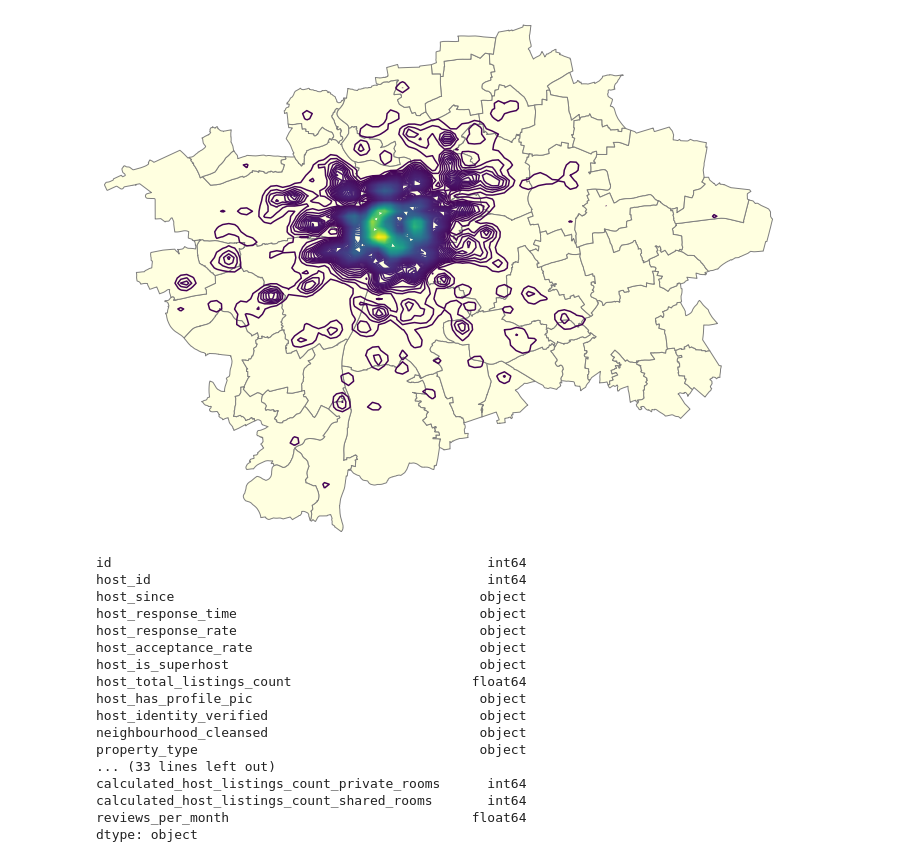
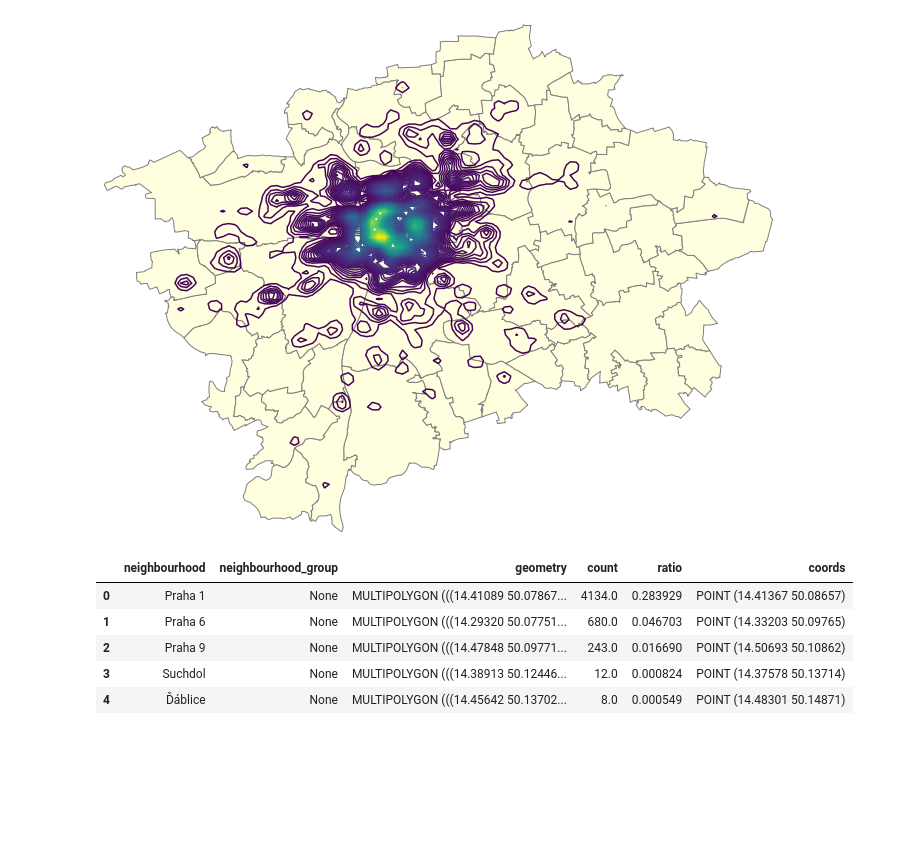
Before and after one commit to jakubkocvara/prague-airbnb, a Jupyter notebook: prague_airbnb_visualisation.ipynb, the cells around one changed output. Cells and saved outputs as stored; diff of their text form; code cells hidden in the pictures; blank space fills up the shorter version.

```diff
--- a/prague_airbnb_visualisation.ipynb
+++ b/prague_airbnb_visualisation.ipynb
@@ -80,23 +83,12 @@ gplt.kdeplot(points, n_levels=200, projection=gcrs.AlbersEqualArea(), extent = d
   extent = gpd.GeoSeries(self.extent) if self.extent is not None else None
 <cartopy.mpl.geoaxes.GeoAxesSubplot at 0x...>
 [figure]
-# %%
-df_lf.dtypes
-# %% [output]
-id                                                int64
-host_id                                           int64
-host_since                                       object
-host_response_time                               object
-host_response_rate                               object
-host_acceptance_rate                             object
-host_is_superhost                                object
-host_total_listings_count                       float64
-host_has_profile_pic                             object
-host_identity_verified                           object
-neighbourhood_cleansed                           object
-property_type                                    object
-... (33 lines left out)
-calculated_host_listings_count_private_rooms      int64
-calculated_host_listings_count_shared_rooms       int64
-reviews_per_month                               float64
-dtype: object
+# %%
+df_geo.head()
+# %% [output]
+|  | neighbourhood | neighbourhood_group | geometry | count | ratio | coords |
+| 0 | Praha 1 | None | MULTIPOLYGON (((14.41089 50.07867... | 4134.0 | 0.283929 | POINT (14.41367 50.08657) |
+| 1 | Praha 6 | None | MULTIPOLYGON (((14.29320 50.07751... | 680.0 | 0.046703 | POINT (14.33203 50.09765) |
+| 2 | Praha 9 | None | MULTIPOLYGON (((14.47848 50.09771... | 243.0 | 0.016690 | POINT (14.50693 50.10862) |
+| 3 | Suchdol | None | MULTIPOLYGON (((14.38913 50.12446... | 12.0 | 0.000824 | POINT (14.37578 50.13714) |
+| 4 | Ďáblice | None | MULTIPOLYGON (((14.45642 50.13702... | 8.0 | 0.000549 | POINT (14.48301 50.14871) |
```
Also changed, not shown: parts of 11 cells of this notebook, 1 other file.
